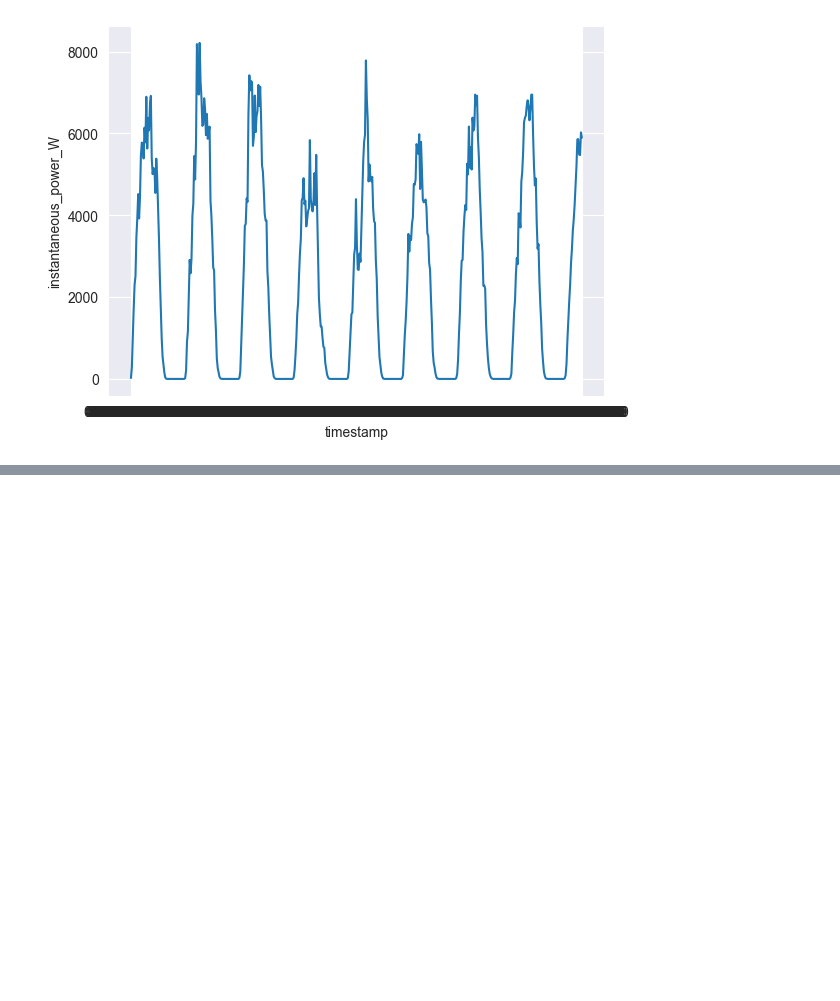
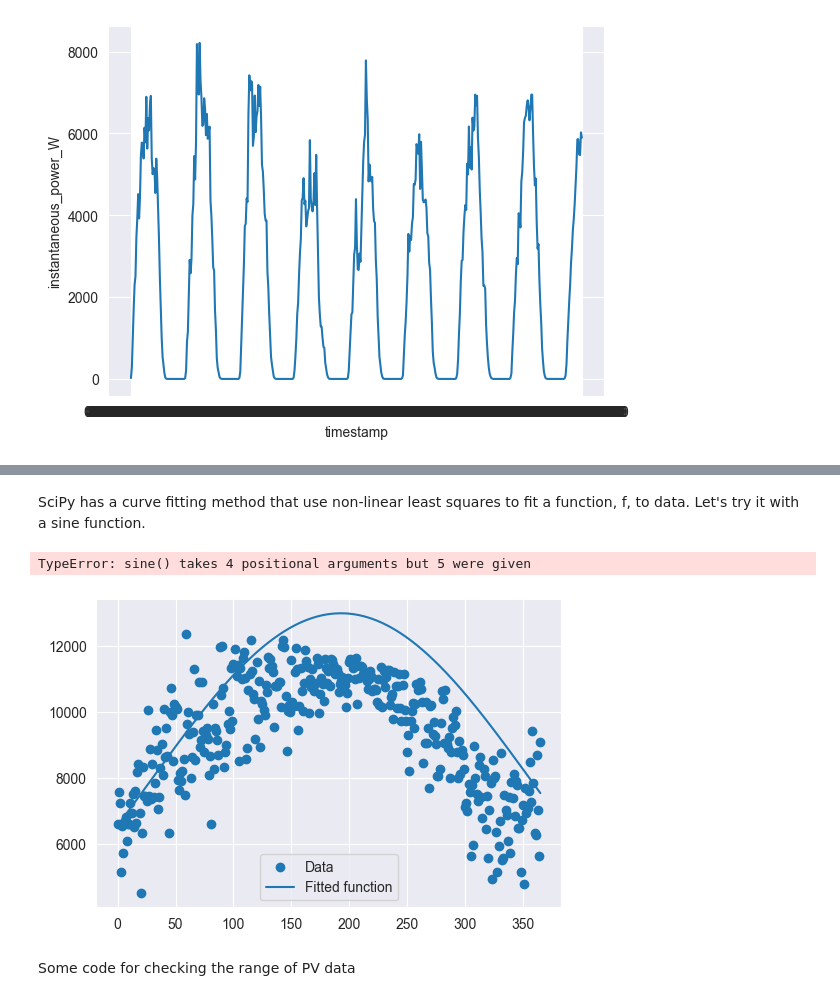
Before and after one commit to WAT-ai/open-climate-fix-project, a Jupyter notebook: eda/seasonality.ipynb, the cells around one changed output, grey strips where cells are left out. Saved outputs shown, nothing was run; the diff lists cells and outputs as text; code cells hidden in the pictures; blank space fills up the shorter version.

```diff
--- a/eda/seasonality.ipynb
+++ b/eda/seasonality.ipynb
@@ -205,0 +287,22 @@ sns.lineplot(pv_output[:500])
+# %% [markdown]
+SciPy has a curve fitting method that use non-linear least squares to fit a function, f, to data. Let's try it with a sine function.
+# %%
+from scipy.optimize import curve_fit
+
+def sine(x, a, b, c):
+    return a*x**2 + b*x + c
+
+coefs, _ = curve_fit(sine, np.arange(0,366*10), daily_max['instantaneous_power_W'], p0=[7000, 0.002732, 5000, 0], bounds=[(5000,0.0005, 5000, -60), (10000, 0.2, 8000, 60)])
+print(coefs)
+# %% [output]
+TypeError: sine() takes 4 positional arguments but 5 were given
+# %%
+plt.figure(figsize=(6, 4))
+plt.scatter(np.arange(0,366), daily_max['instantaneous_power_W'][:366], label='Data')
+plt.plot(np.arange(0,366), sine(np.arange(0,366), coefs[0], coefs[1], coefs[2]),label='Fitted function')
+plt.legend(loc='best')
+plt.show()
+# %% [output]
+[figure, added]
+# %% [markdown]
+Some code for checking the range of PV data
```
Also changed, not shown: parts of 22 cells of this notebook.
